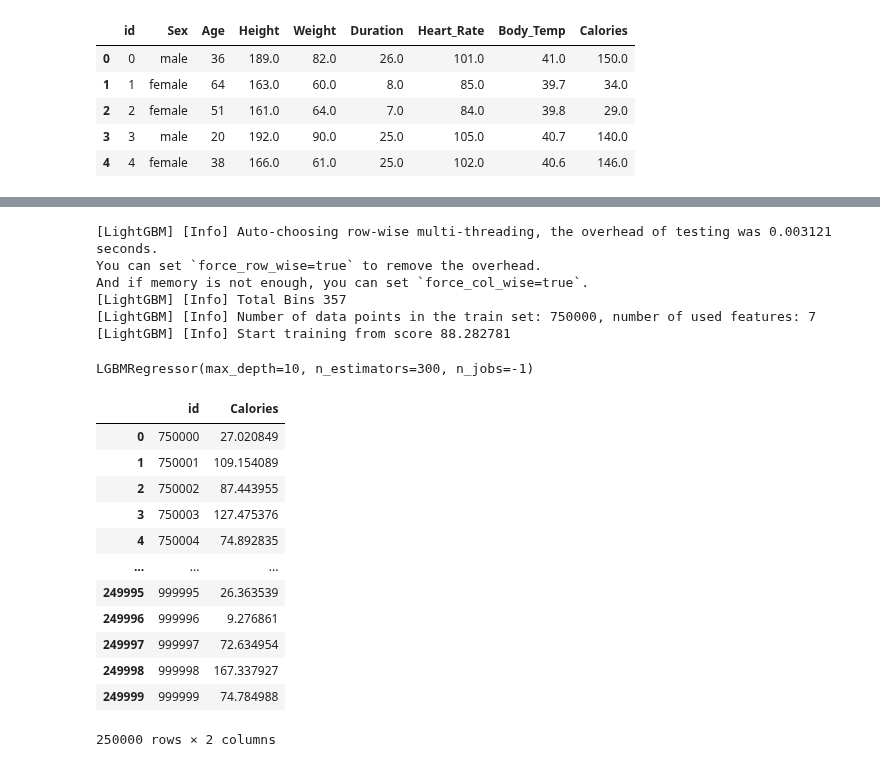
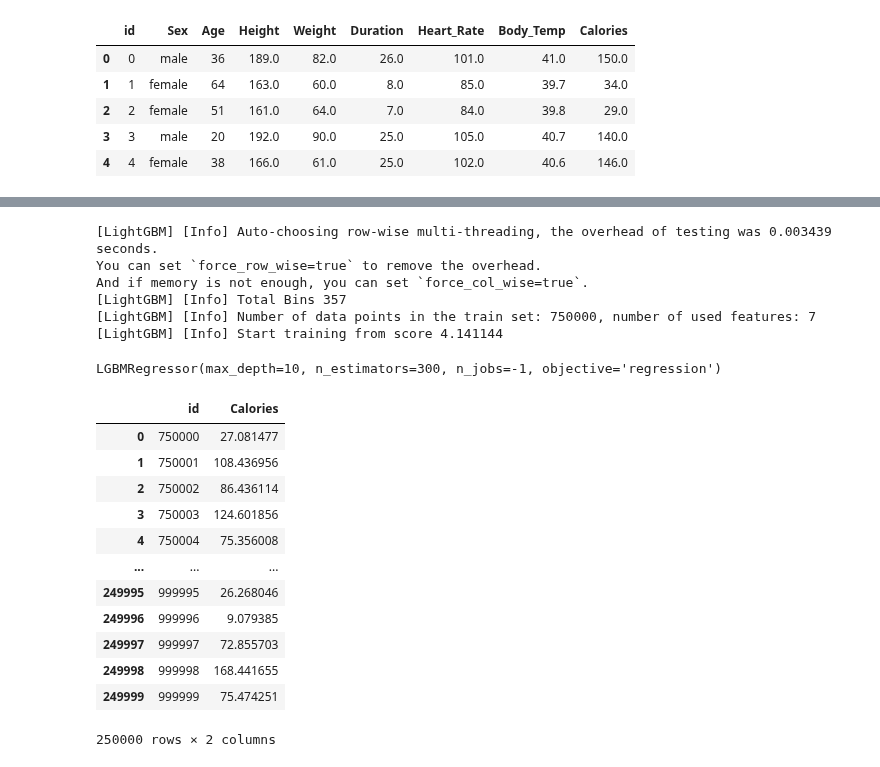
Before and after one commit to LoneCoder21/Kaggle-Notebooks, a Jupyter notebook: Regression/Calorie Expenditure/predict.ipynb, the cells around one changed output, grey strips where cells are left out. Cells and saved outputs as stored; diff of their text form; code cells hidden in the pictures.

```diff
--- a/Regression/Calorie Expenditure/predict.ipynb
+++ b/Regression/Calorie Expenditure/predict.ipynb
@@ -27,3 +29,6 @@ test.drop('id', axis=1, inplace=True)
+# %%
+train[target] = np.log1p(train[target])
+original[target] = np.log1p(original[target])
 # %%
 train
 # %% [output]
@@ -64,6 +69,6 @@ trainY = train[target]
 # %%
 X_train, X_val, Y_train, Y_val = train_test_split(trainX, trainY, train_size=0.75)
 # %%
-lgbm_base = LGBMRegressor(n_estimators=300, learning_rate=0.1, max_depth=10, n_jobs=-1)
+lgbm_base = LGBMRegressor(objective='regression',n_estimators=300, learning_rate=0.1, max_depth=10, n_jobs=-1)
 lgbm_base.fit(X_train, Y_train)
 # %% [output]
@@ -127,32 +112,31 @@ np.float64(0.06396661859405144)
 # %%
 lgbm_base.fit(trainX, trainY) # train on rest of the data
 # %% [output]
-[LightGBM] [Info] Auto-choosing row-wise multi-threading, the overhead of testing was 0.003121 seconds.
+[LightGBM] [Info] Auto-choosing row-wise multi-threading, the overhead of testing was 0.003439 seconds.
 You can set `force_row_wise=true` to remove the overhead.
 And if memory is not enough, you can set `force_col_wise=true`.
 [LightGBM] [Info] Total Bins 357
 [LightGBM] [Info] Number of data points in the train set: 750000, number of used features: 7
-[LightGBM] [Info] Start training from score 88.282781
+[LightGBM] [Info] Start training from score 4.141144
-LGBMRegressor(max_depth=10, n_estimators=300, n_jobs=-1)
+LGBMRegressor(max_depth=10, n_estimators=300, n_jobs=-1, objective='regression')
 # %%
 test_pred = lgbm_base.predict(test)
-test_pred = np.clip(test_pred, a_min=0, a_max=None) # calories burned always above 0
 # %%
-submission[target] = test_pred
+submission[target] = np.expm1(test_pred)
 submission
 # %% [output]
 |  | id | Calories |
-| 0 | 750000 | 27.020849 |
-| 1 | 750001 | 109.154089 |
-| 2 | 750002 | 87.443955 |
-| 3 | 750003 | 127.475376 |
-| 4 | 750004 | 74.892835 |
+| 0 | 750000 | 27.081477 |
+| 1 | 750001 | 108.436956 |
+| 2 | 750002 | 86.436114 |
+| 3 | 750003 | 124.601856 |
+| 4 | 750004 | 75.356008 |
 | ... | ... | ... |
-| 249995 | 999995 | 26.363539 |
-| 249996 | 999996 | 9.276861 |
-| 249997 | 999997 | 72.634954 |
-| 249998 | 999998 | 167.337927 |
-| 249999 | 999999 | 74.784988 |
+| 249995 | 999995 | 26.268046 |
+| 249996 | 999996 | 9.079385 |
+| 249997 | 999997 | 72.855703 |
+| 249998 | 999998 | 168.441655 |
+| 249999 | 999999 | 75.474251 |
 250000 rows × 2 columns
 # %%
 submission.to_csv("submission.csv", index=False)
```
Also changed, not shown: parts of 10 cells of this notebook.
